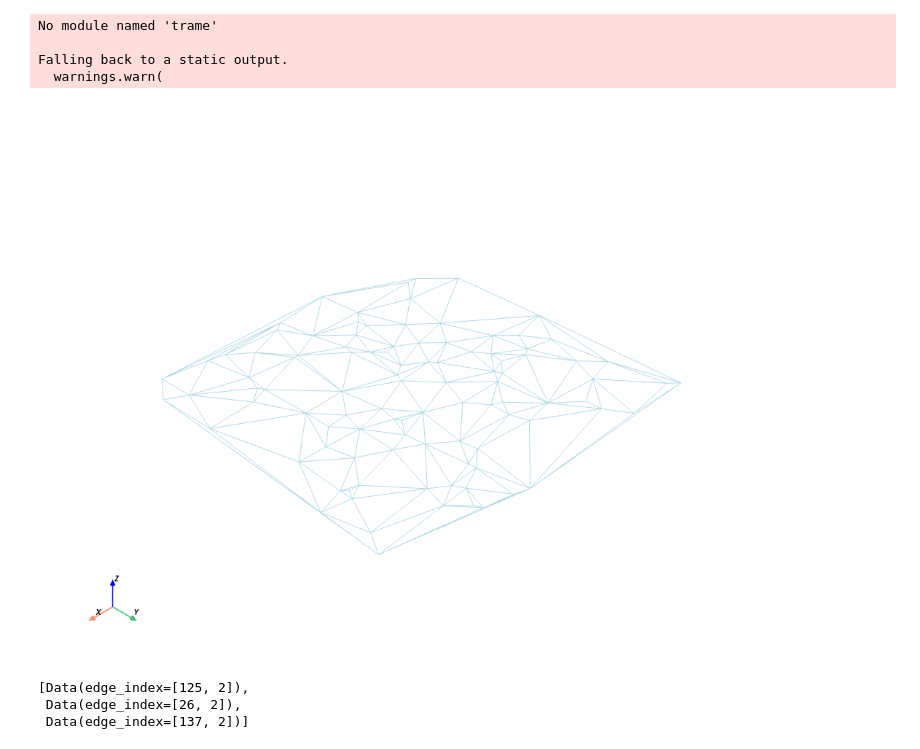
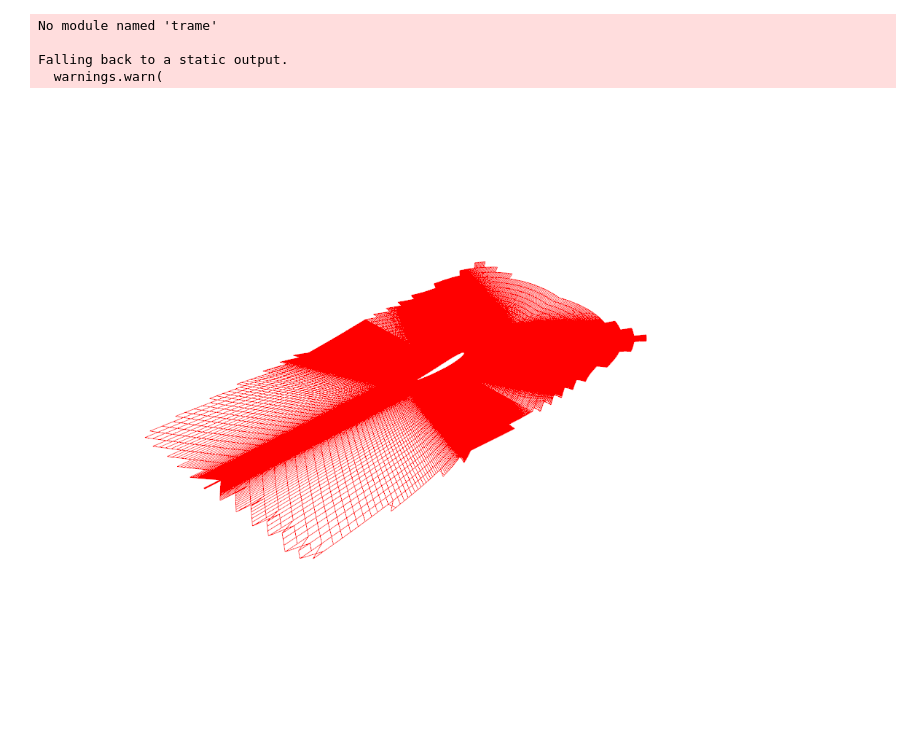
Before and after one commit to DimitriTimoz/cfdml, a Jupyter notebook: models/meshup/test.ipynb, the cells around one changed output. Saved outputs shown, nothing was run; the diff lists cells and outputs as text; code cells hidden in the pictures; blank space fills up the shorter version.

```diff
--- a/models/meshup/test.ipynb
+++ b/models/meshup/test.ipynb
@@ -45,29 +40,8 @@ mesh.lines = lines
-# %%
-mesh.plot(show_edges=True, line_width=1)
-# %% [output]
-No module named 'trame'
-
-Falling back to a static output.
-  warnings.warn(
-[figure, removed]
-# %%
-def divide_mesh(v, e, k):
-    clusters = [Data(edge_index=torch.Tensor([])) for i in range(k)]
-
-    centroids = torch.rand((k, 2))
-
-    for _ in range(1):
-        edges_distanes = v[e[:, 1]] - v[e[:, 0]]
-        for i, e_ij in enumerate(edges_distanes):
-            edge = e[i]
-            angles = torch.acos(torch.matmul(e_ij, centroids.T)/(torch.norm(e_ij)*torch.norm(centroids, dim=1)))
-            min_edge_idx = torch.argmin(angles)
-            clusters[min_edge_idx].edge_index = torch.cat([clusters[min_edge_idx].edge_index, edge.view(1, -1)])
-
-    return clusters
-data.pos = data.pos[:, :2]
-divide_mesh(data.pos, data.edge_index.T, 3)
-# %% [output]
-[Data(edge_index=[125, 2]),
- Data(edge_index=[26, 2]),
- Data(edge_index=[137, 2])]
+# %%
+plot_graph(data)
+# %% [output]
+No module named 'trame'
+
+Falling back to a static output.
+  warnings.warn(
+[figure, added]
```
Also changed, not shown: parts of 5 cells of this notebook, 2 other files.
